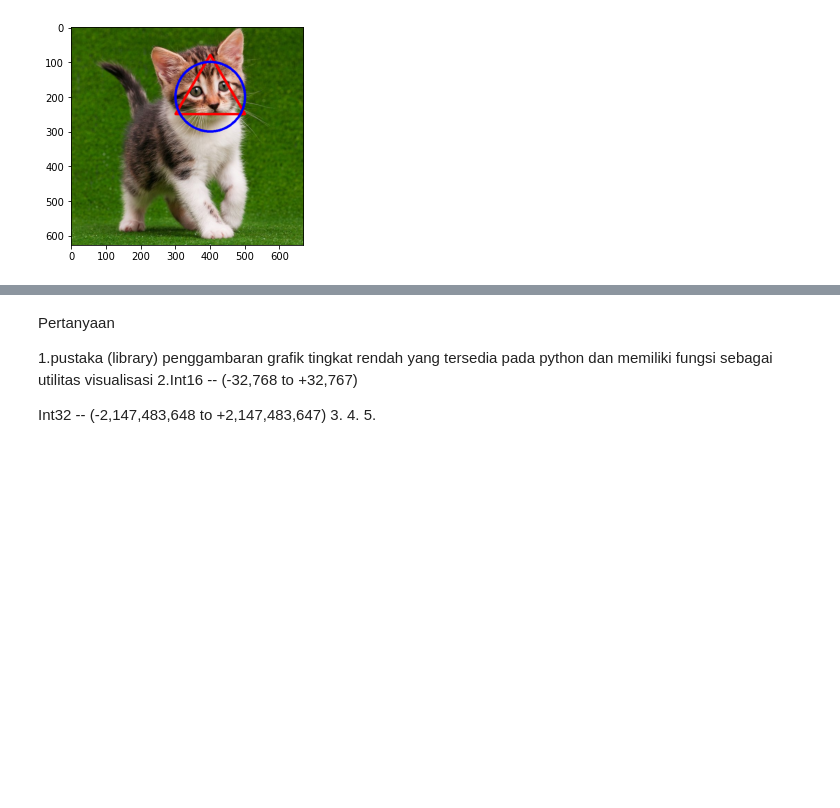
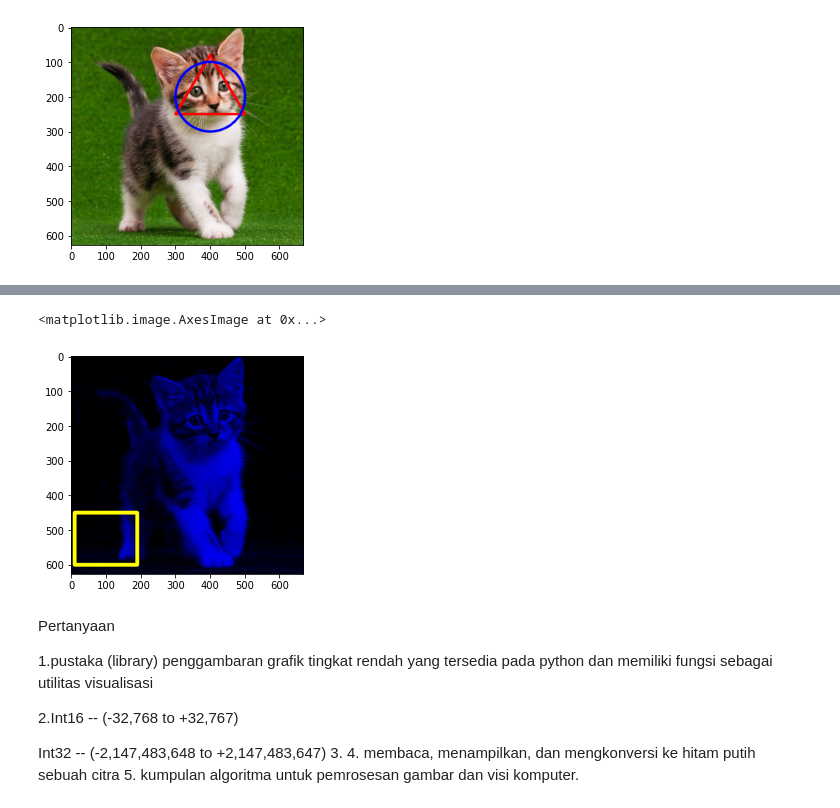
Before and after one commit to Agustindwinurhamidah/PCVK, a Jupyter notebook: week2.ipynb, the cells around one changed output, grey strips where cells are left out. Cells and saved outputs as stored; diff of their text form; code cells hidden in the pictures; blank space fills up the shorter version.

```diff
--- a/week2.ipynb
+++ b/week2.ipynb
@@ -200,10 +211,22 @@ plt.imshow(img7)
+# %%
+img8 = cv.cvtColor(img, cv.COLOR_BGR2RGB)
+
+img8[:, :, 1] = 0
+img8[:, :, 0] = 0
+cv.rectangle(img8,pt1=(10,450),pt2=(190,600),color=(255,255,0),thickness=10)
+
+plt.imshow(img8)
+# %% [output]
+<matplotlib.image.AxesImage at 0x...>
+[figure, added]
 # %% [markdown]
 Pertanyaan
 
 1.pustaka (library) penggambaran grafik tingkat rendah yang tersedia pada python dan memiliki fungsi sebagai utilitas visualisasi
+
 2.Int16 -- (-32,768 to +32,767)
 
   Int32 -- (-2,147,483,648 to +2,147,483,647)
 3.
-4.
-5.
+4. membaca, menampilkan, dan mengkonversi ke hitam putih sebuah citra
+5. kumpulan algoritma untuk pemrosesan gambar dan visi komputer.
```
Also changed, not shown: parts of 1 cell of this notebook.
